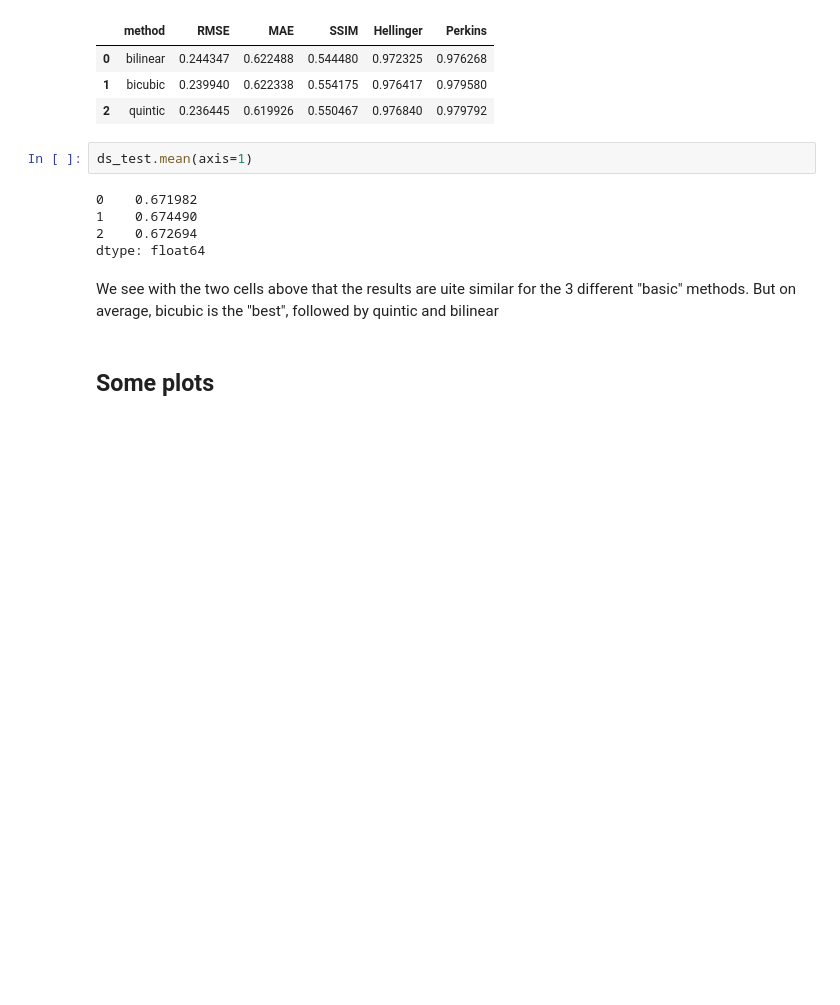
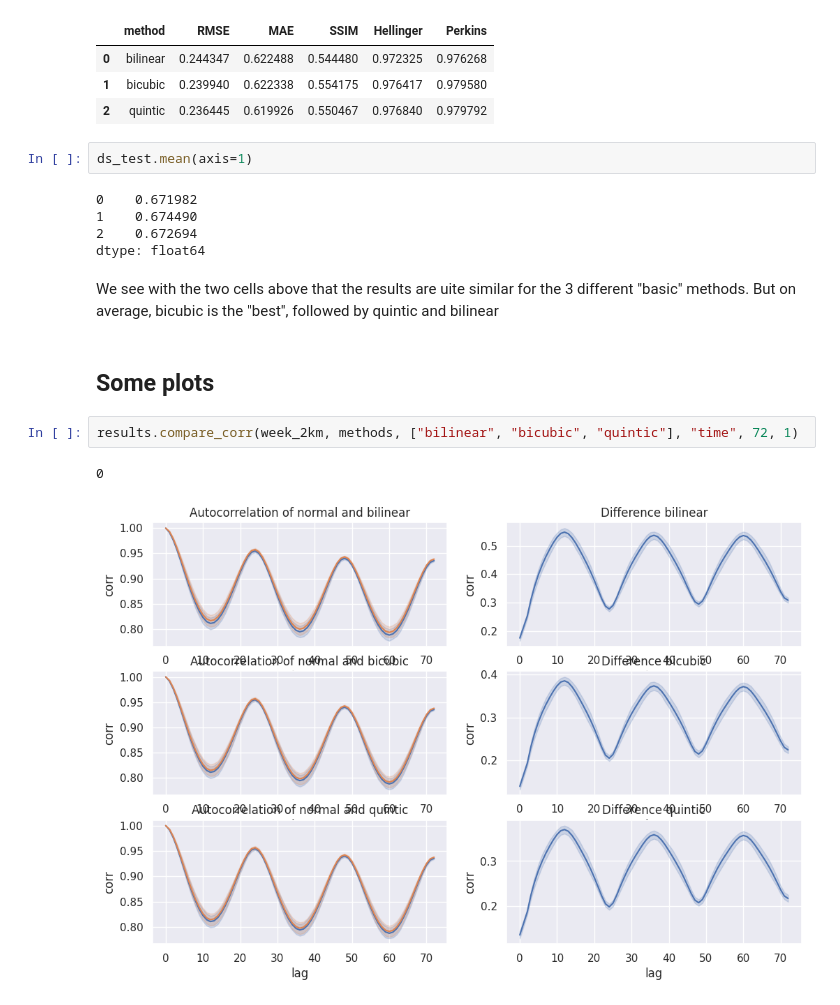
Before and after one commit to LeoMicollet/Downscaling_CM, a Jupyter notebook: dev/Performance.ipynb, the cells around one changed output. Saved outputs shown, nothing was run; the diff lists cells and outputs as text; blank space fills up the shorter version.

Commit message:
plot

```diff
--- a/dev/Performance.ipynb
+++ b/dev/Performance.ipynb
@@ -116,3 +116,8 @@ dtype: float64
 We see with the two cells above that the results are uite similar for the 3 different "basic" methods. But on average, bicubic is the "best", followed by quintic and bilinear
 # %% [markdown]
 ## Some plots
+# %%
+results.compare_corr(week_2km, methods, ["bilinear", "bicubic", "quintic"], "time", 72, 1)
+# %% [output]
+0
+[figure, added]
```
